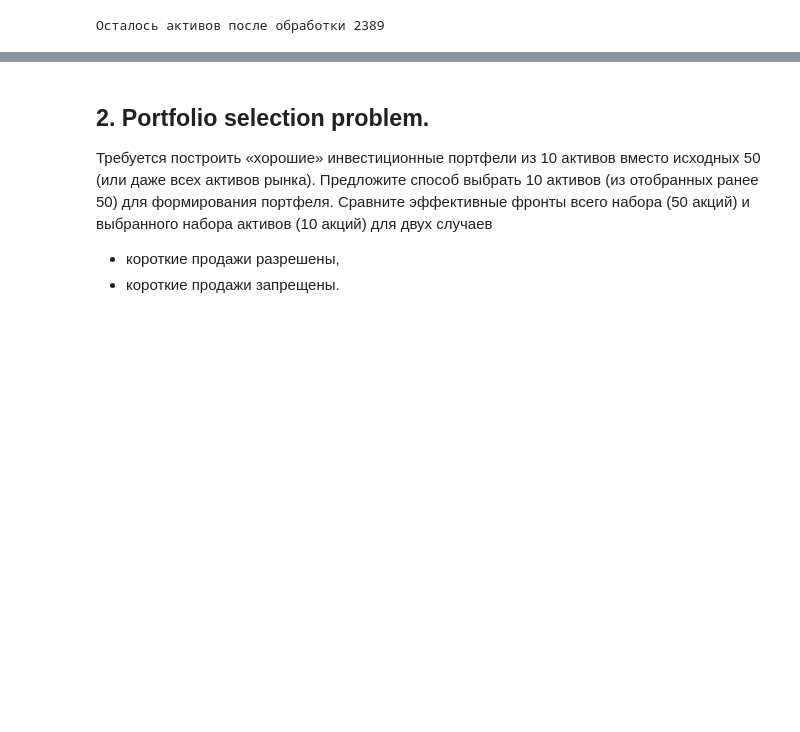
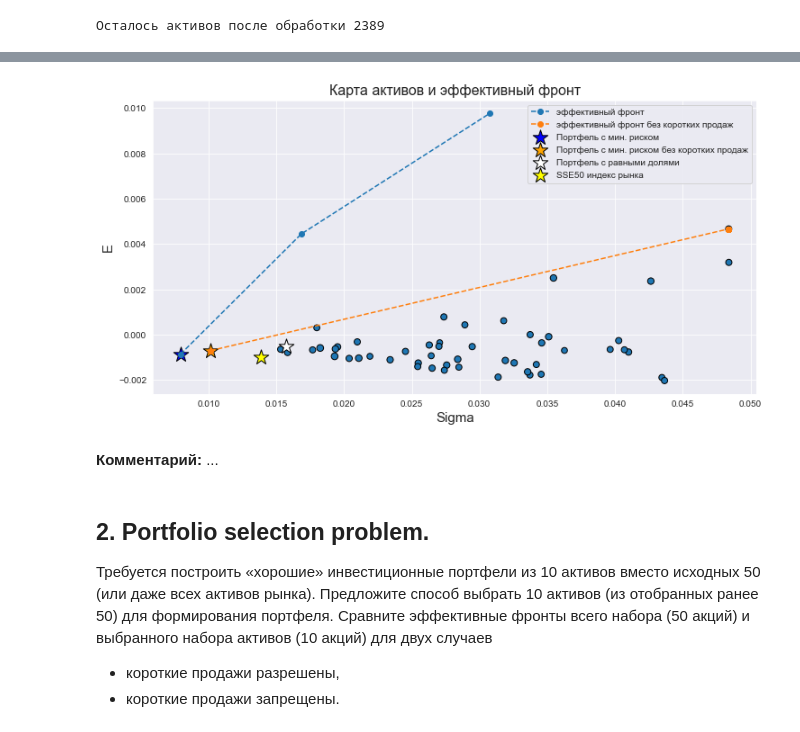
Before and after one commit to CodeSopranos/lab-2-financial-operations, a Jupyter notebook: report.ipynb, the cells around one changed output, grey strips where cells are left out. Saved outputs shown, nothing was run; the diff lists cells and outputs as text; code cells hidden in the pictures; blank space fills up the shorter version.

```diff
--- a/report.ipynb
+++ b/report.ipynb
@@ -72,4 +75,6 @@ print('Осталось активов после обработки', len(stock
 # SSE50 index
 sse_components = pd.read_csv('data/SSE50.csv', names=['name', 'industry','symbol'])
 sse50 = yf.download('^SSE50', start=start, end=end, progress=False)
+sse50 = get_return(sse50)
+_, E_sse50, Sigma_sse50 = get_descriptive_statistics(sse50)
 # sse50.head(3)
@@ -79,3 +231,31 @@ sse50 = yf.download('^SSE50', start=start, end=end, progress=False)
+# %%
+p = 3
+plot_mean_var_map(selected50, title='Карта активов и эффективный фронт')
+plt.plot(psigmas[:p], preturns[:p], 'o--', label='эффективный фронт')
+plt.plot(psigmas_no_short, preturns_no_short, 'o--', label='эффективный фронт без коротких продаж')
+
+plt.scatter(min_risk, min_risk_preturn, c='blue',
+            marker='*', s=300, edgecolors='black',
+            label='Портфель с мин. риском')
+
+plt.scatter(min_risk_ns, min_risk_preturn_ns, c='orange',
+            marker='*', s=300, edgecolors='black',
+            label='Портфель с мин. риском без коротких продаж')
+
+risk_pequals = risk_porfolio(np.ones(50) / 50 , cov_matrix )
+return_pequals = np.dot((np.ones(50) / 50),  selected50['E'].values)
+plt.scatter(risk_pequals, return_pequals, c='white',
+            marker='*', s=300, label='Портфель с равными долями', edgecolors='black')
+
+plt.scatter(Sigma_sse50, E_sse50, c='yellow',
+            marker='*', s=300, label='SSE50 индекс рынка', edgecolors='black')
+
+plt.legend()
+plt.show()
+# %% [output]
+[figure, added]
+# %% [markdown]
+**Комментарий:** ...
 # %% [markdown]
 ## 2. Portfolio selection problem.
 Требуется построить «хорошие» инвестиционные портфели из 10 активов вместо исходных 50 (или даже всех активов рынка). Предложите способ выбрать 10 активов (из отобранных ранее 50) для формирования портфеля. Сравните эффективные фронты всего набора (50 акций) и выбранного набора активов (10 акций) для двух случаев
```
Also changed, not shown: parts of 23 cells of this notebook.
